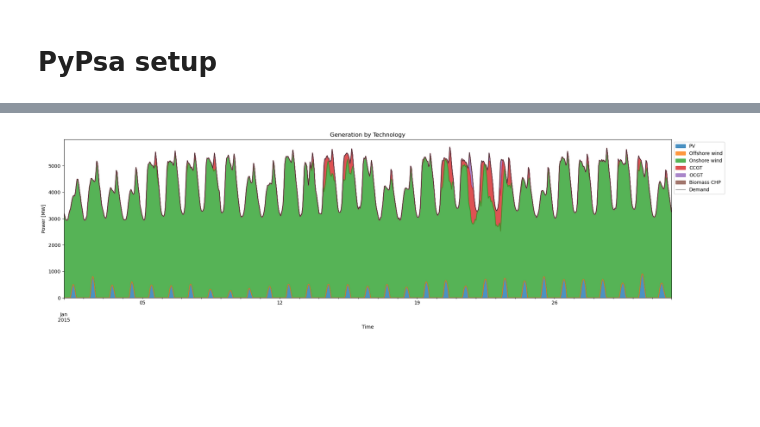
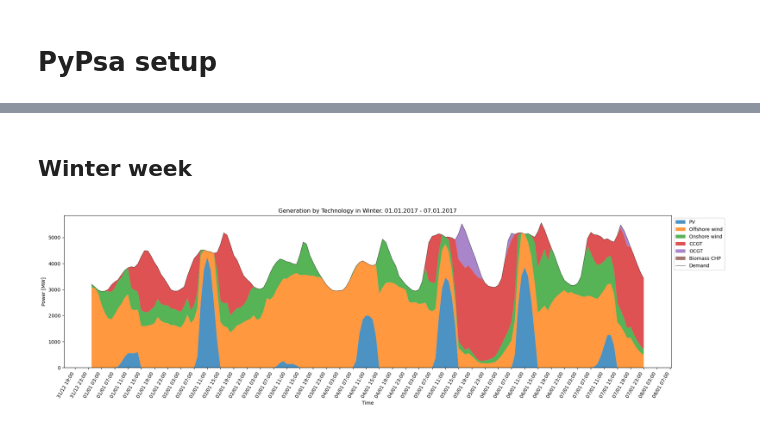
Before and after one commit to martinsiitam/ieg-spring-2026, a Jupyter notebook: martin/project.ipynb, the cells around one changed output, grey strips where cells are left out. Saved outputs shown, nothing was run; the diff lists cells and outputs as text; code cells hidden in the pictures; blank space fills up the shorter version.

```diff
--- a/martin/project.ipynb
+++ b/martin/project.ipynb
@@ -50,6 +50,9 @@ def load_base_year_data(cf_year):
             "2015/" + work_df.index.astype(str),
             format="%Y/%d/%m %H:%M"
         )
+
+        work_df.index = work_df.index.strftime("%d/%m/%Y %H:%M")
+
         work_df = work_df.rename(columns={"demand": "demand_mw"})
         return work_df
     else:
@@ -103,11 +106,15 @@ def load_base_year_data(cf_year):
             str(cf_year) + "/" + work_df.index.astype(str),
             format="%Y/%d/%m %H:%M"
         )
+
+        work_df.index = work_df.index.strftime("%d/%m/%Y %H:%M")
+
         work_df = work_df.rename(columns={"demand": "demand_mw"})
         return work_df
 
 # Capacity factor year can be chosen to be different
-capacity_factor_year = None
+capacity_factor_year = 2017
 work_df = load_base_year_data(capacity_factor_year)
-work_df.index = pd.DatetimeIndex(pd.to_datetime(work_df.index))
-work_df.head()
+work_df.index = pd.DatetimeIndex(
+    pd.to_datetime(work_df.index, format="%d/%m/%Y %H:%M")
+)
@@ -330,11 +338,13 @@ INFO:pypsa.optimization.optimize:The shadow-prices of the constraints Generator-
+# %% [markdown]
+## Winter week
 # %%
-# Choose date range
+# Date range winter week
 if capacity_factor_year is not None:
-    start_date = str(capacity_factor_year) + "-01-31"
-    end_date   = str(capacity_factor_year) + "-01-31"
+    start_date = pd.Timestamp(f"{capacity_factor_year}-01-01 00:00:00")
+    end_date   = pd.Timestamp(f"{capacity_factor_year}-01-07 23:00:00")
 else:
-    start_date = "2015-01-01"
-    end_date   = "2015-01-31"
+    start_date = pd.Timestamp("2015-01-01 00:00:00")
+    end_date   = pd.Timestamp("2015-01-07 23:00:00")
 
 # --- Dispatch ---
 dispatch = n.generators_t.p.copy()
@@ -347,39 +357,61 @@ dispatch_nice = dispatch.rename(
 )
 
 dispatch_nice = dispatch_nice.T.groupby(level=0).sum().T
 
-# --- Get marginal cost per technology ---
+# Marginal cost per technology
 cost_df = n.generators[["carrier", "marginal_cost"]].copy()
 cost_df["nice_name"] = cost_df["carrier"].map(n.carriers.nice_name)
 
 # If multiple generators per tech → take mean (or min)
 cost_by_tech = cost_df.groupby("nice_name")["marginal_cost"].mean()
 
 # Sort technologies (cheapest first)
 tech_order = cost_by_tech.sort_values().index.tolist()
 
 # Reorder columns
 dispatch_nice = dispatch_nice[tech_order]
 
 # --- Slice time ---
 dispatch_plot = dispatch_nice.loc[start_date:end_date]
 demand_plot = work_df.loc[start_date:end_date, "demand_mw"]
 
+# Ensure datetime index
+dispatch_plot.index = pd.to_datetime(dispatch_plot.index)
+demand_plot.index = pd.to_datetime(demand_plot.index)
+
 # --- Plot ---
-ax = dispatch_plot.plot.area(figsize=(20, 6), alpha=0.8)
+fig, ax = plt.subplots(figsize=(20, 6))
 
-demand_plot.plot(
-    ax=ax,
+x = dispatch_plot.index
+y = [dispatch_plot[col].to_numpy() for col in dispatch_plot.columns]
+
+ax.stackplot(x, y, labels=dispatch_plot.columns, alpha=0.8)
+
+ax.plot(
+    demand_plot.index,
+    demand_plot.to_numpy(),
     linewidth=0.5,
     color="black",
     label="Demand"
 )
 
-plt.ylabel("Power [MW]")
-plt.xlabel("Time")
-plt.title("Generation by Technology")
-plt.legend(loc="upper left", bbox_to_anchor=(1, 1))
+ax.xaxis.set_major_locator(mdates.HourLocator(interval=4))
+ax.xaxis.set_major_formatter(mdates.DateFormatter("%d/%m %H:%M"))
+plt.setp(ax.get_xticklabels(), rotation=60, ha="right")
+
+ax.set_ylabel("Power [MW]")
+ax.set_xlabel("Time")
+
+if capacity_factor_year is not None:
+    ax.set_title(
+    f"Generation by Technology in Winter. "
+    f"{start_date.strftime('%d.%m.%Y')} - {end_date.strftime('%d.%m.%Y')}"
+)
+else:
+    ax.set_title("Generation by Technology in Winter. Capacity Factors 10 year average 2007 - 2017.")
+
+ax.legend(loc="upper left", bbox_to_anchor=(1, 1))
 plt.tight_layout()
 plt.show()
 # %% [output]
-[figure, old version]
+[figure, new version]
```
Also changed, not shown: parts of 10 cells of this notebook.
